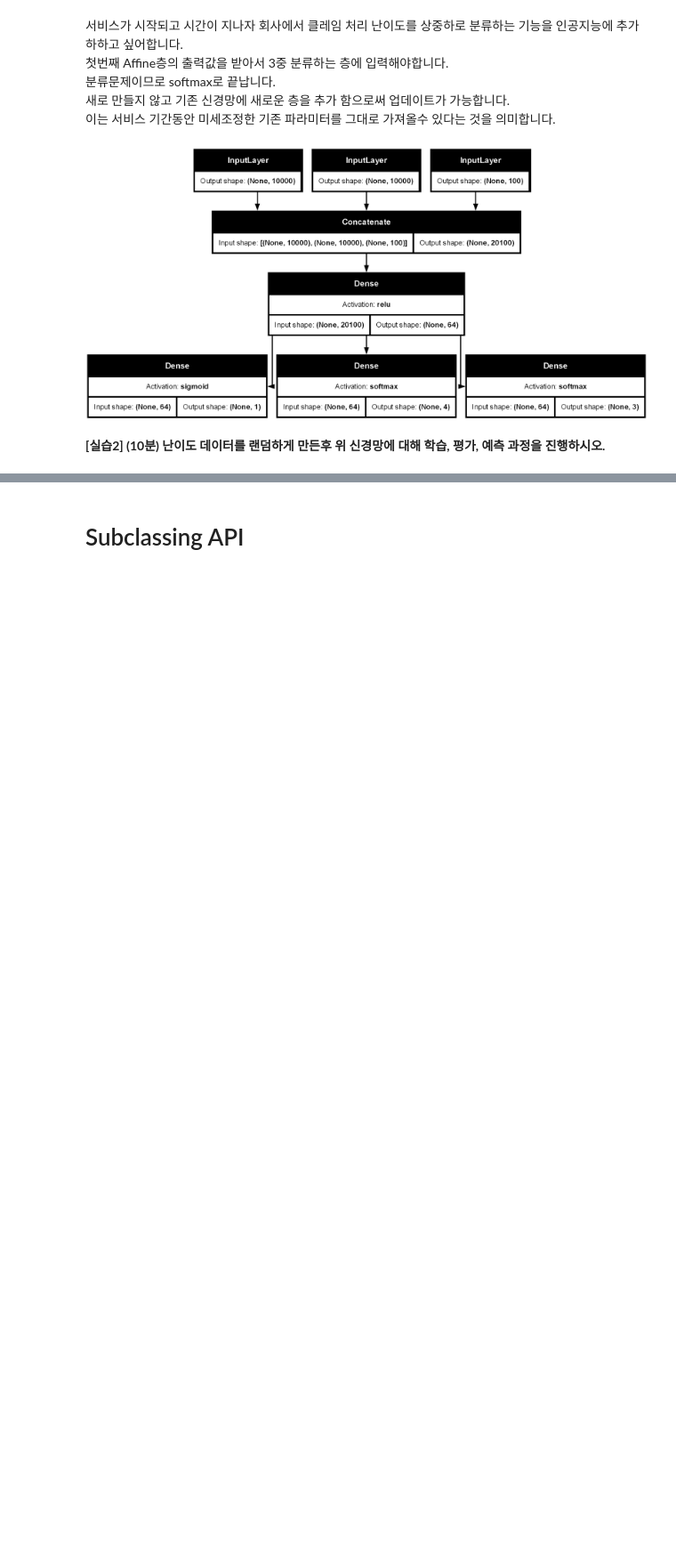
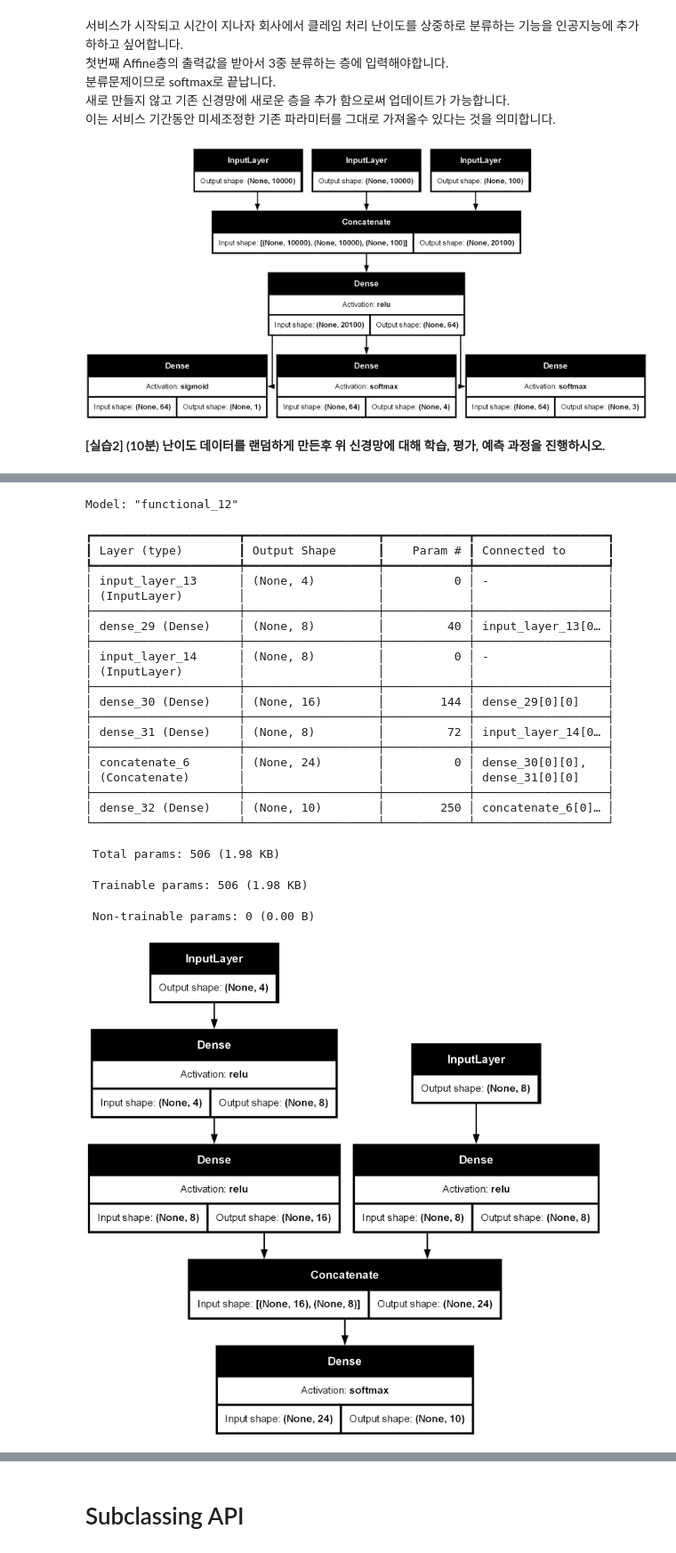
Before and after one commit to minwookkim115/ai, a Jupyter notebook: 08_07_CNN_keras/6강 함수형 API, Subclassing API.ipynb, the cells around one changed output, grey strips where cells are left out. Shown at 89% size. Cells and saved outputs as stored; diff of their text form; code cells hidden in the pictures; blank space fills up the shorter version.

```diff
--- a/08_07_CNN_keras/6강 함수형 API, Subclassing API.ipynb
+++ b/08_07_CNN_keras/6강 함수형 API, Subclassing API.ipynb
@@ -239,0 +264,58 @@ plot_model(new_model, show_shapes=True, show_layer_activations=True)
+# %%
+# teacher
+
+from tensorflow.keras.layers import Input, Dense, concatenate
+from tensorflow.keras.models import Model
+
+# 입력층 1 신경망
+input_1 = Input(shape=(4,))
+
+hidden_1 = Dense(8, activation='relu')(input_1)
+hidden_2 = Dense(16, activation='relu')(hidden_1)
+
+output_1 = Model(inputs=input_1, outputs=hidden_2)
+
+# 입력층 2 신경망
+input_2 = Input(shape=(8,))
+
+hidden_3 = Dense(8, activation='relu')(input_2)
+
+output_2 = Model(inputs=input_2, outputs=hidden_3)
+
+# 층 연결
+result = concatenate([output_1.output, output_2.output])
+
+# 출력 층
+output_ = Dense(10, activation='softmax')(result)
+
+# 최종 모델 구축
+model = Model(inputs=[output_1.input, output_2.input], outputs=output_)
+
+model.summary()
+plot_model(model, show_shapes=True, show_layer_activations=True)
+# %% [output]
+Model: "functional_12"
+┏━━━━━━━━━━━━━━━━━━━━━┳━━━━━━━━━━━━━━━━━━━┳━━━━━━━━━━━━┳━━━━━━━━━━━━━━━━━━━┓
+┃ Layer (type)        ┃ Output Shape      ┃    Param # ┃ Connected to      ┃
+┡━━━━━━━━━━━━━━━━━━━━━╇━━━━━━━━━━━━━━━━━━━╇━━━━━━━━━━━━╇━━━━━━━━━━━━━━━━━━━┩
+│ input_layer_13      │ (None, 4)         │          0 │ -                 │
+│ (InputLayer)        │                   │            │                   │
+├─────────────────────┼───────────────────┼────────────┼───────────────────┤
+│ dense_29 (Dense)    │ (None, 8)         │         40 │ input_layer_13[0… │
+├─────────────────────┼───────────────────┼────────────┼───────────────────┤
+│ input_layer_14      │ (None, 8)         │          0 │ -                 │
+│ (InputLayer)        │                   │            │                   │
+├─────────────────────┼───────────────────┼────────────┼───────────────────┤
+│ dense_30 (Dense)    │ (None, 16)        │        144 │ dense_29[0][0]    │
+├─────────────────────┼───────────────────┼────────────┼───────────────────┤
+│ dense_31 (Dense)    │ (None, 8)         │         72 │ input_layer_14[0… │
+├─────────────────────┼───────────────────┼────────────┼───────────────────┤
+│ concatenate_6       │ (None, 24)        │          0 │ dense_30[0][0],   │
+│ (Concatenate)       │                   │            │ dense_31[0][0]    │
+├─────────────────────┼───────────────────┼────────────┼───────────────────┤
+│ dense_32 (Dense)    │ (None, 10)        │        250 │ concatenate_6[0]… │
+└─────────────────────┴───────────────────┴────────────┴───────────────────┘
+ Total params: 506 (1.98 KB)
+ Trainable params: 506 (1.98 KB)
+ Non-trainable params: 0 (0.00 B)
+[figure, added]
```
Also changed, not shown: parts of 5 cells of this notebook, 5 other files.
